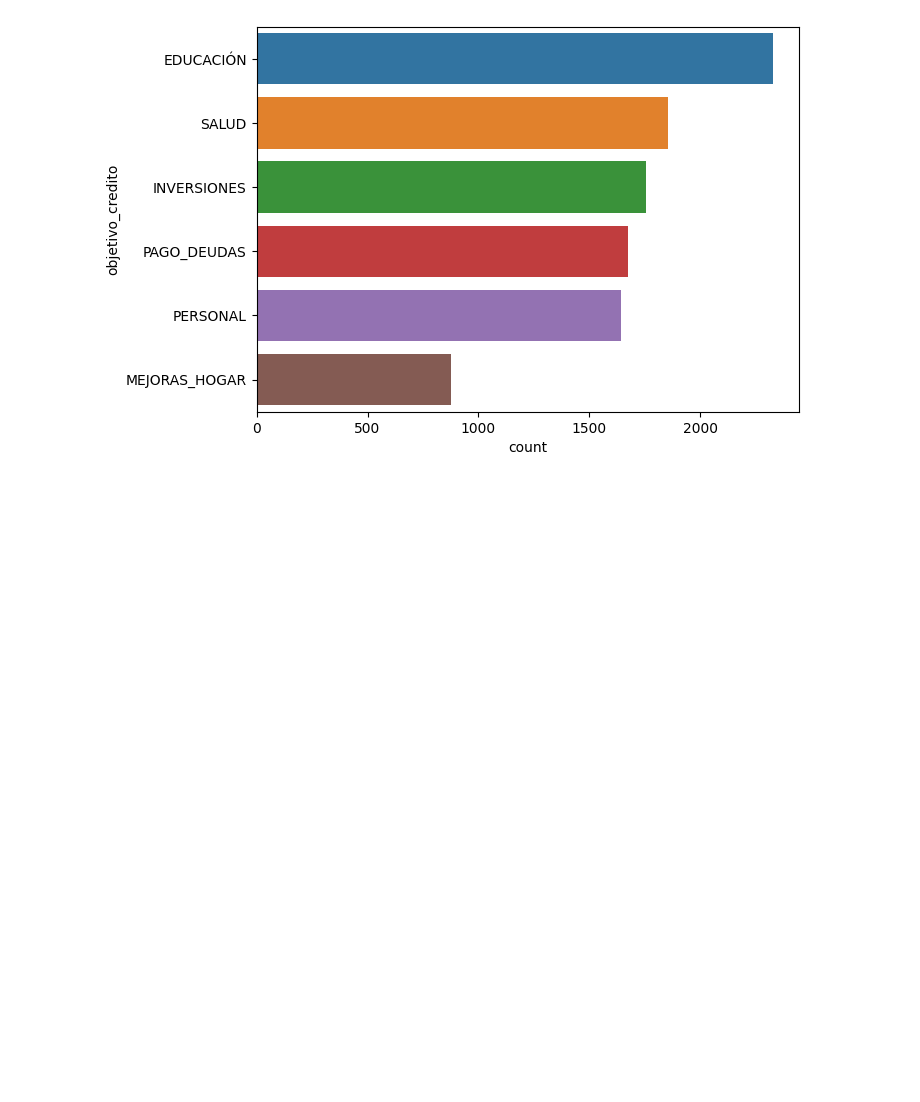
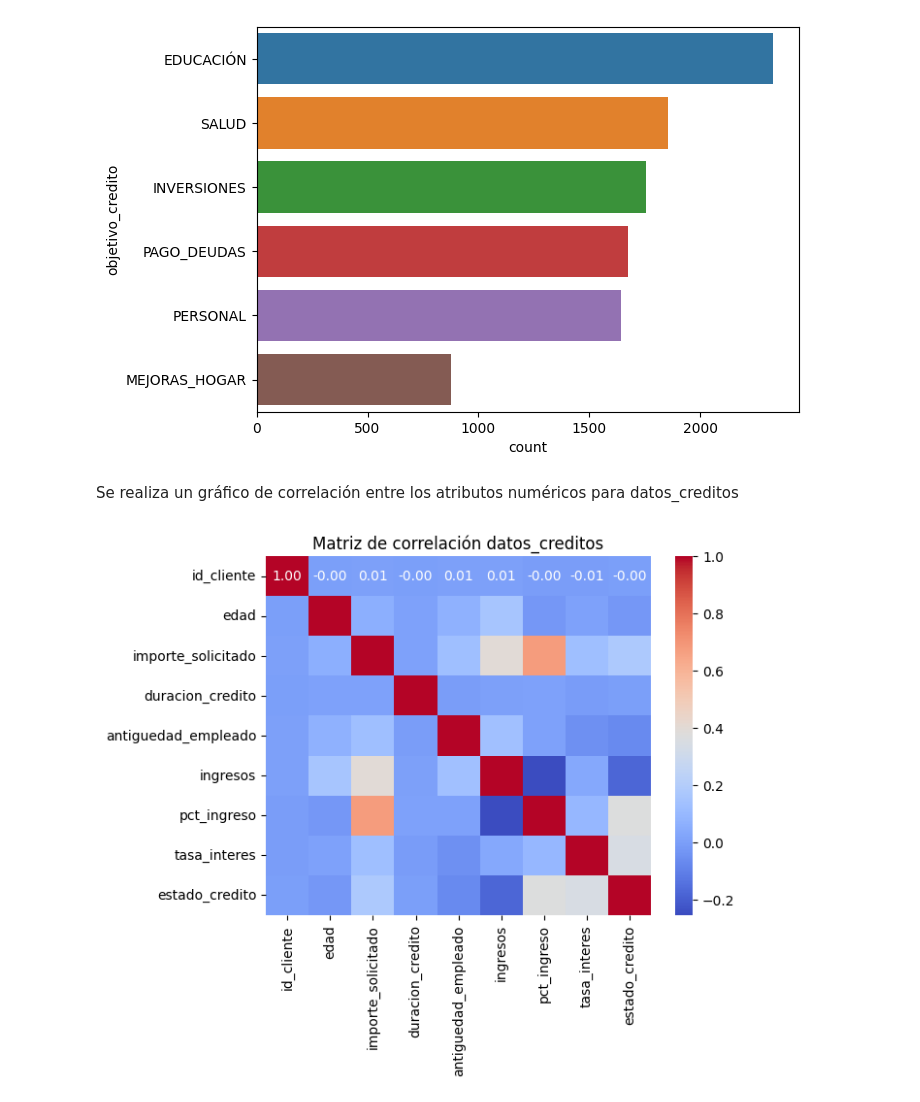
Before and after one commit to pauladomski8/13MBID-OCT2324, a Jupyter notebook: notebooks/comprension_datos/CD01_Exploracion.ipynb, the cells around one changed output. Drawn from its saved outputs; the diff is of its cells as text; code cells hidden in the pictures; blank space fills up the shorter version.

Commit message:
Continuación de la decripción de los atributos y gráficos de interés

```diff
--- a/notebooks/comprension_datos/CD01_Exploracion.ipynb
+++ b/notebooks/comprension_datos/CD01_Exploracion.ipynb
@@ -114,3 +150,16 @@ sns.countplot(y=df_creditos['objetivo_credito'], order=df_creditos['objetivo_cre
 plt.show()
 # %% [output]
 [figure]
+# %% [markdown]
+Se realiza un gráfico de correlación entre los atributos numéricos para datos_creditos
+# %%
+# Se seleccionan solo los atributos numéricos
+df_creditos_num = df_creditos.select_dtypes(include='number')
+# matriz de correlación
+matriz_correlacion = df_creditos_num.corr()
+# gráfico de mapa de calor
+sns.heatmap(matriz_correlacion, annot=True, cmap='coolwarm', fmt=".2f")
+plt.title('Matriz de correlación datos_creditos')
+plt.show()
+# %% [output]
+[figure, added]
```
Also changed, not shown: parts of 8 cells of this notebook, 2 other files.
